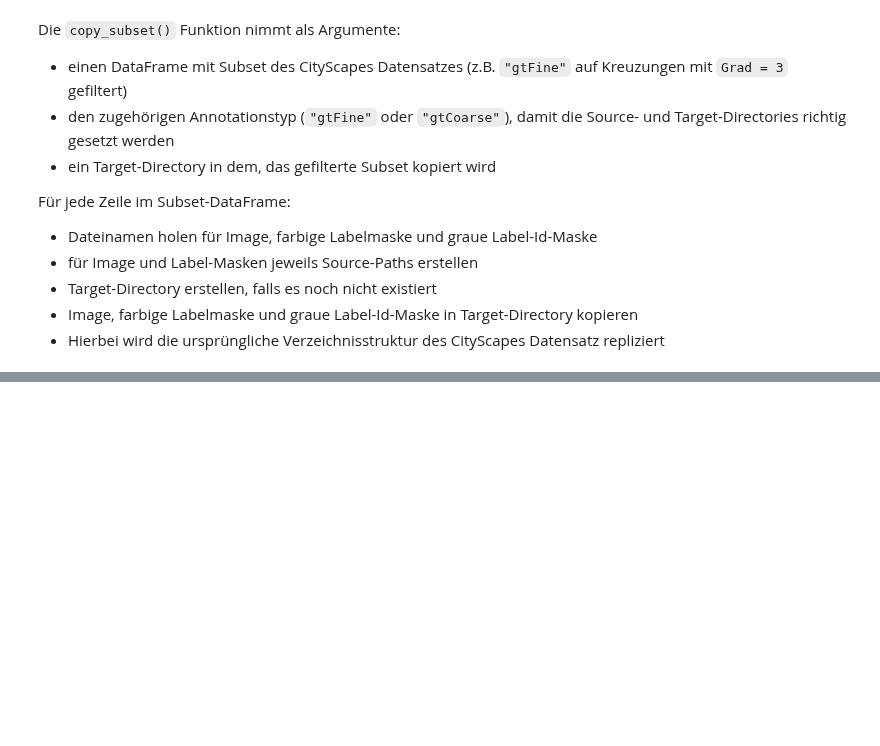
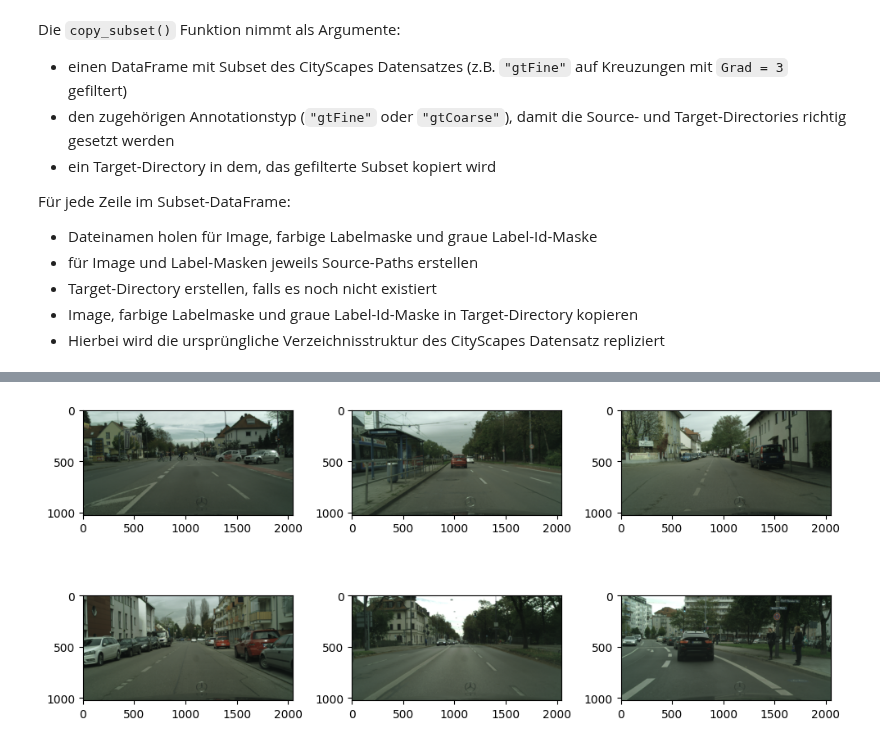
Before and after one commit to lucauhl/Semantic-Segmentation-Traffic-Scenes, a Jupyter notebook: city_scapes/filter_intersection_images.ipynb, the cells around one changed output, grey strips where cells are left out. Saved outputs shown, nothing was run; the diff lists cells and outputs as text; code cells hidden in the pictures; blank space fills up the shorter version.

```diff
--- a/city_scapes/filter_intersection_images.ipynb
+++ b/city_scapes/filter_intersection_images.ipynb
@@ -142,0 +176,11 @@ copy_subset(coarse_intersections_4, annotation_type="gtCoarse", target_dir="../d
+# %%
+fig, axes = plt.subplots(2, 3, figsize=(10, 5))
+for ax, sample in zip(axes.flat, sample_paths_3):
+    img = cv2.imread(str(sample))
+    img = cv2.cvtColor(img, cv2.COLOR_BGR2RGB)
+    ax.imshow(img)
+
+plt.tight_layout()
+plt.show()
+# %% [output]
+[figure, added]
```
Also changed, not shown: parts of 2 cells of this notebook, 2 other files.
